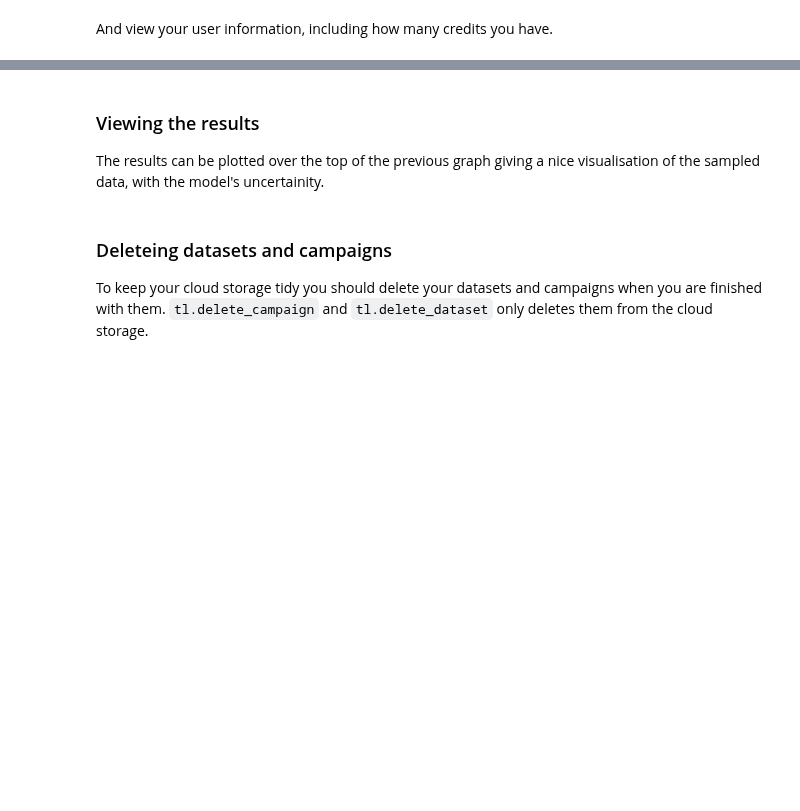
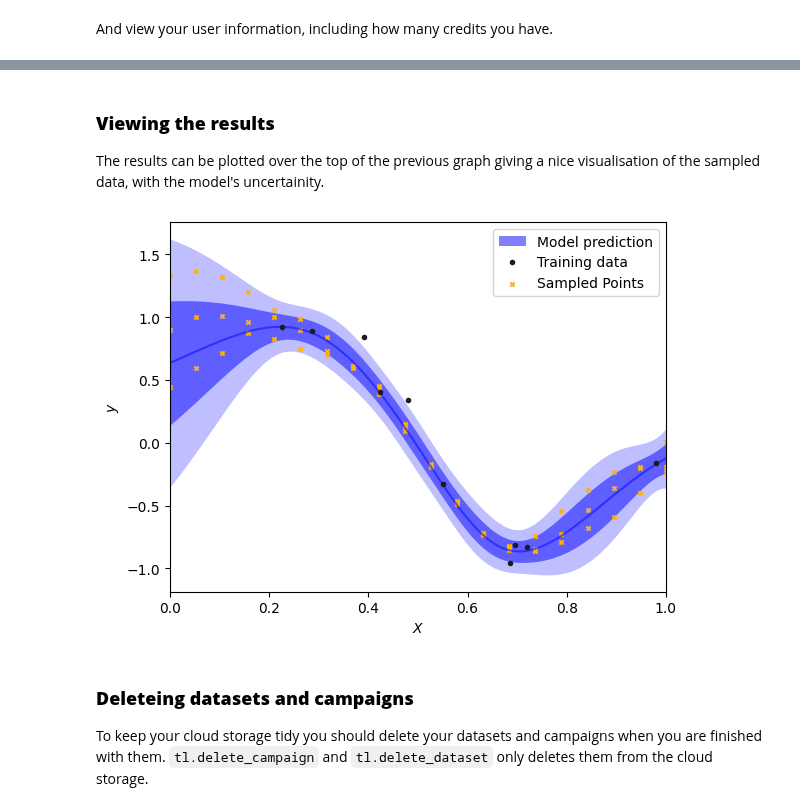
Before and after one commit to digiLab-ai/twinLab-Tutorials, a Jupyter notebook: 01-Advanced_Quickstart.ipynb, the cells around one changed output, grey strips where cells are left out. Cells and saved outputs as stored; diff of their text form; code cells hidden in the pictures; blank space fills up the shorter version.

```diff
--- a/01-Advanced_Quickstart.ipynb
+++ b/01-Advanced_Quickstart.ipynb
@@ -106,7 +160,7 @@ The `campaign` class is used to train and implement your surrogate models. As wi
 campaign_id = "example_campaign"
 
 campaign_params = {
-    "dataset_id": "example_data",   # This points the campaign to the uploaded dataset
+    "dataset_id": dataset_id,       # This points the campaign to the uploaded dataset
     "inputs": ["x"],                # Using the datasets column headers define the input and output data
     "outputs": ["y"],
     "test_train_ratio": 0.8         # Determine how much data is used for training, here 80% is used to train the model
@@ -197,41 +317,43 @@ display(sample_result)
 # %% [markdown]
-### Viewing the results
+### **Viewing the results**
 
 The results can be plotted over the top of the previous graph giving a nice visualisation of the sampled data, with the model's uncertainity.
 # %%
 # Plot parameters
 nsigs = [1, 2]
 # nsigs = [0.674, 1.960, 2.576]
 color = "blue"
 alpha = 0.5
 plot_training_data = True
 plot_model_mean = True
 plot_model_bands = True
 
 # Plot results
 grid = df_eval["x"]
 mean = df_mean["y"]
 err = df_std["y"]
 if plot_model_bands:
     label = r"Model prediction"
     plt.fill_between(grid, np.nan, np.nan, lw=0, color=color, alpha=alpha, label=label)
     for isig, nsig in enumerate(nsigs):
         plt.fill_between(grid, mean-nsig*err, mean+nsig*err, lw=0, color=color, alpha=alpha/(isig+1))
 if plot_model_mean:
     label = r"Model prediction" if not plot_model_bands else None
     plt.plot(grid, mean, color=color, alpha=alpha, label=label)
 if plot_training_data:
     plt.plot(df["x"], df["y"], ".", color="#1d1d1b", label="Training data")
 for i in range(num_samples):
-    plt.scatter(sample_inputs, data[:,i], marker='x', s=9, c='#ffb500')
+    plt.scatter(sample_inputs, sample_result.values[:,i], marker='x', s=9, c='#ffb500')
 plt.scatter([], [], marker='x', s=9, c='#ffb500', label='Sampled Points')
 plt.xlim((0.0, 1.0))
 plt.xlabel(r"$X$")
 plt.ylabel(r"$y$")
 plt.legend()
 plt.show()
+# %% [output]
+[figure, added]
 # %% [markdown]
-### Deleteing datasets and campaigns
+### **Deleteing datasets and campaigns**
 
 To keep your cloud storage tidy you should delete your datasets and campaigns when you are finished with them. `tl.delete_campaign` and `tl.delete_dataset` only deletes them from the cloud storage.
 # %%
```
Also changed, not shown: parts of 30 cells of this notebook, 13 other files.
